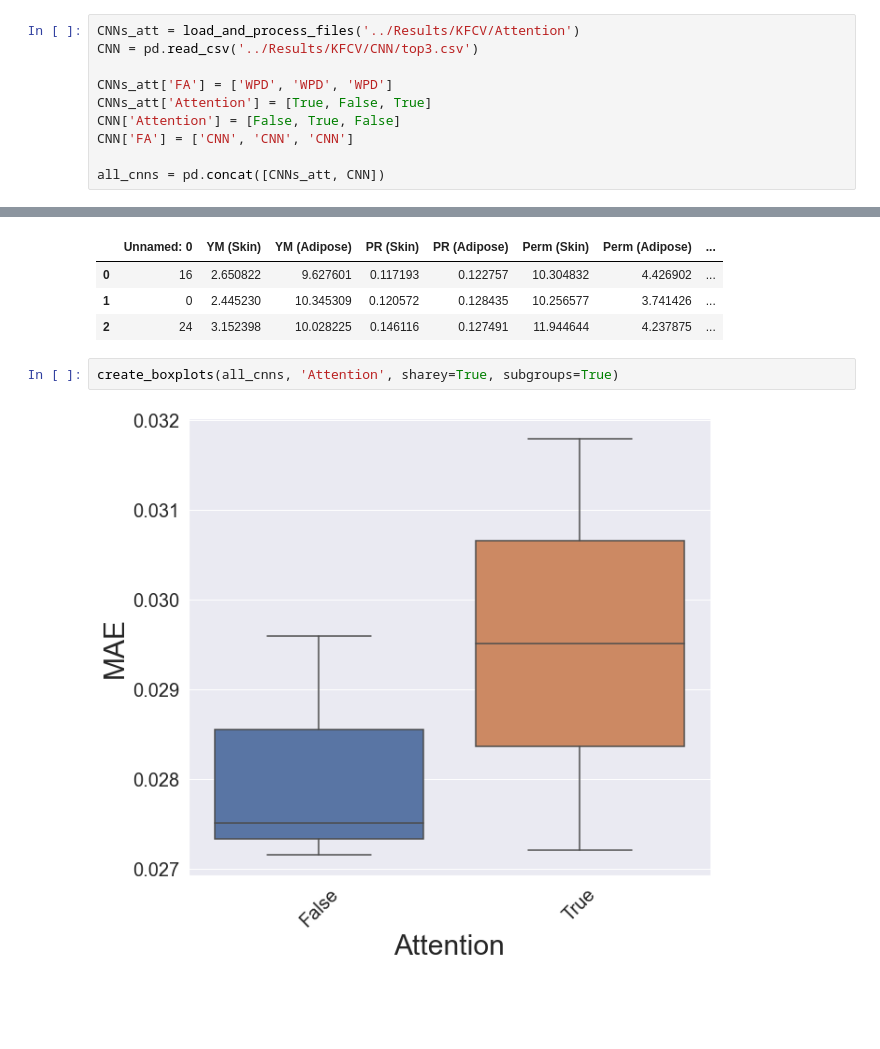
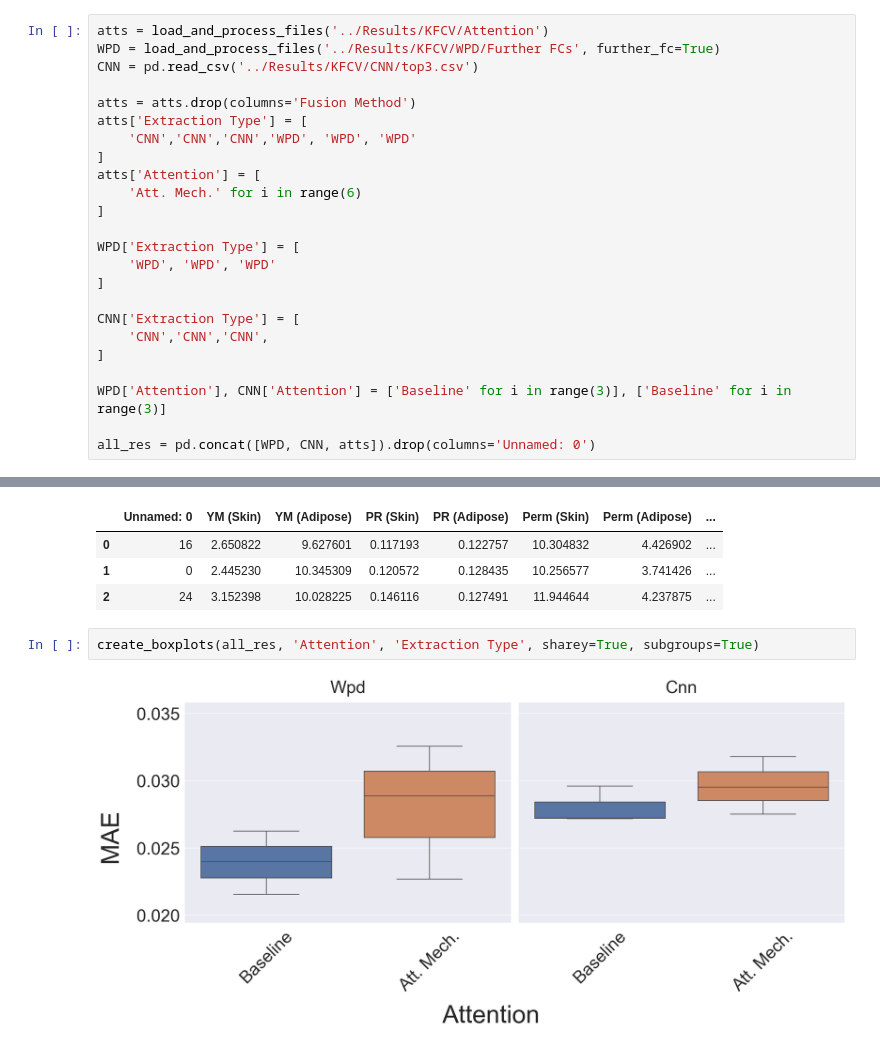
Before and after one commit to RobbieSoutham/SkinLearning, a Jupyter notebook: Notebooks/KFCV Results.ipynb, the cells around one changed output, grey strips where cells are left out. Drawn from its saved outputs; the diff is of its cells as text; blank space fills up the shorter version.

```diff
--- a/Notebooks/KFCV Results.ipynb
+++ b/Notebooks/KFCV Results.ipynb
@@ -552,15 +552,29 @@ top_cnn.to_csv('../Results/KFCV/CNN/top3.csv')
 # %% [markdown]
 ## Attention mechanisms
 # %%
-CNNs_att = load_and_process_files('../Results/KFCV/Attention')
+atts = load_and_process_files('../Results/KFCV/Attention')
+WPD = load_and_process_files('../Results/KFCV/WPD/Further FCs', further_fc=True)
 CNN = pd.read_csv('../Results/KFCV/CNN/top3.csv')
 
-CNNs_att['FA'] = ['WPD', 'WPD', 'WPD']
-CNNs_att['Attention'] = [True, False, True]
-CNN['Attention'] = [False, True, False]
-CNN['FA'] = ['CNN', 'CNN', 'CNN']
+atts = atts.drop(columns='Fusion Method')
+atts['Extraction Type'] = [
+    'CNN','CNN','CNN','WPD', 'WPD', 'WPD'
+]
+atts['Attention'] = [
+    'Att. Mech.' for i in range(6)
+]
 
-all_cnns = pd.concat([CNNs_att, CNN])
+WPD['Extraction Type'] = [
+    'WPD', 'WPD', 'WPD'
+]
+
+CNN['Extraction Type'] = [
+    'CNN','CNN','CNN',
+]
+
+WPD['Attention'], CNN['Attention'] = ['Baseline' for i in range(3)], ['Baseline' for i in range(3)]
+
+all_res = pd.concat([WPD, CNN, atts]).drop(columns='Unnamed: 0')
 # %%
 CNN
 # %% [output]
@@ -569,6 +583,6 @@ CNN
 | 1 | 0 | 2.445230 | 10.345309 | 0.120572 | 0.128435 | 10.256577 | 3.741426 | ... |
 | 2 | 24 | 3.152398 | 10.028225 | 0.146116 | 0.127491 | 11.944644 | 4.237875 | ... |
 # %%
-create_boxplots(all_cnns, 'Attention', sharey=True, subgroups=True)
+create_boxplots(all_res, 'Attention', 'Extraction Type', sharey=True, subgroups=True)
 # %% [output]
-[figure, old version]
+[figure, new version]
```
Also changed, not shown: parts of 9 cells of this notebook, 3 other files.
